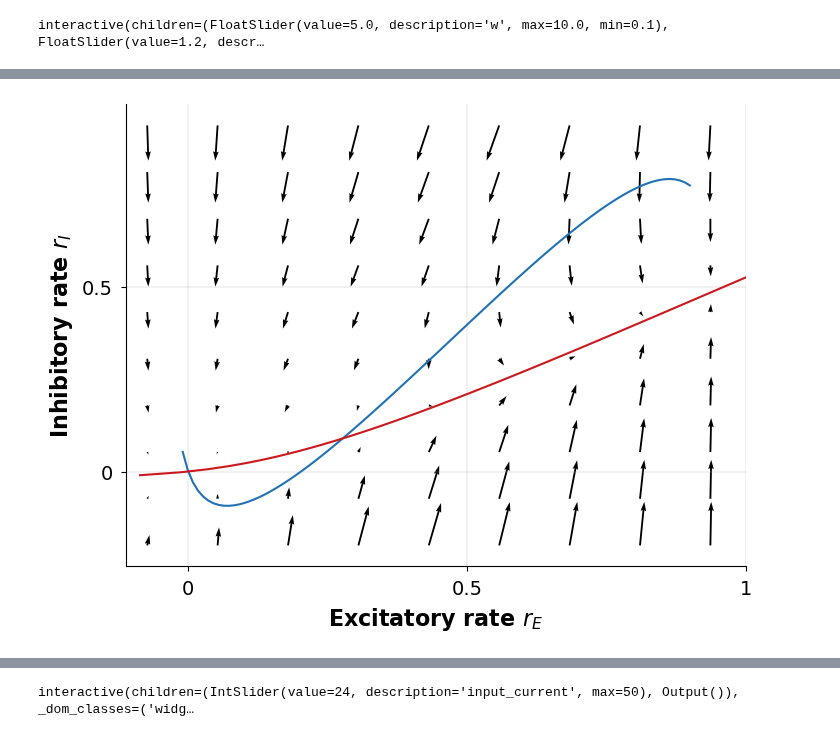
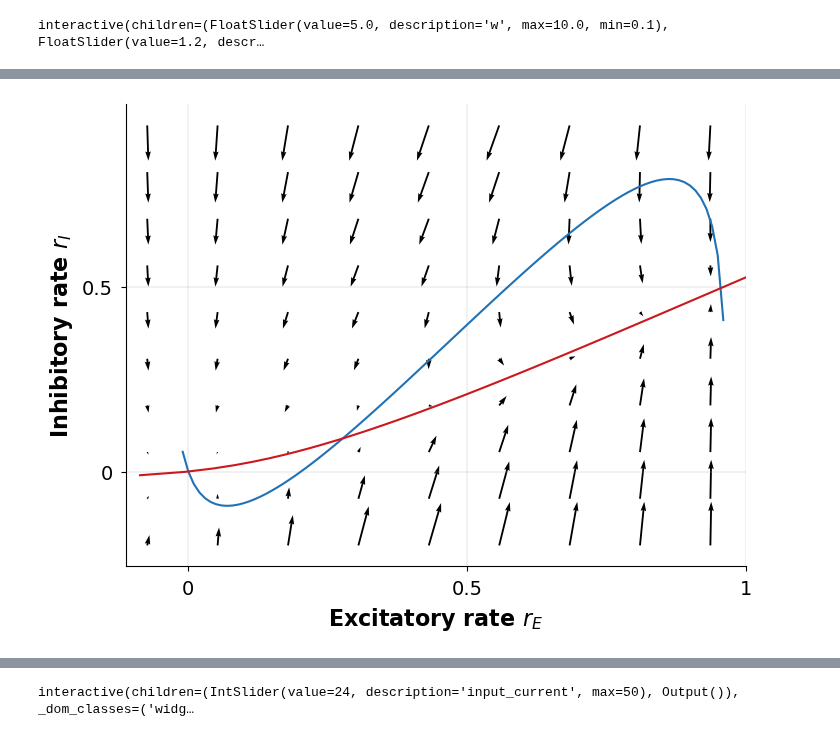
Before and after one commit to comp-neural-circuits/intro-to-comp-neuro, a Jupyter notebook: notebooks/Exc_8/notebook_8.ipynb, the cells around one changed output, grey strips where cells are left out. Saved outputs shown, nothing was run; the diff lists cells and outputs as text; code cells hidden in the pictures.

```diff
--- a/notebooks/Exc_8/notebook_8.ipynb
+++ b/notebooks/Exc_8/notebook_8.ipynb
@@ -447,25 +566,25 @@ def F_inv(x, alpha, theta):
 
     return F_inverse
 
-class EI_network_extended(EI_network):
+class ExtendedNetworkEI(NetworkEI):
     """
     This class can create E-I networks, run simulations and visualize the results
     """
     def __init__(self, **params):
         '''This function is executed when we create an object from that class'''
-        super(EI_network_extended, self).__init__(**params)
+        super(ExtendedNetworkEI, self).__init__(**params)
 
 
     def get_E_nullcline(self, r_E):
         # calculate rI for E nullclines on rI
-        r_I = 1 / self.w_EI * (self.w_EE * r_E - F_inv(r_E/self.max_rate_E, self.alpha_E, self.theta_E) + self.I_E)
+        r_I = (self.I_E + self.w_EE * r_E - F_inv(r_E/self.max_rate_E,alpha=self.alpha_E,theta=self.theta_E))/self.w_EI
 
         return r_I
 
 
     def get_I_nullcline(self, r_I):
         # calculate rE for I nullclines on rI
-        r_E = 1 / self.w_IE * (self.w_II * r_I + F_inv(r_I/self.max_rate_I, self.alpha_I, self.theta_I) + self.I_I)
+        r_E = (-self.I_I + self.w_II * r_I + F_inv(r_I/self.max_rate_I,alpha=self.alpha_I,theta=self.theta_I))/self.w_IE
 
         return r_E
 
@@ -490,8 +609,8 @@ class EI_network_extended(EI_network):
             fig, ax = plt.subplots()
 
         # Set parameters
-        Exc_null_rE = np.linspace(-0.01, 0.9*self.max_rate_I, 100)
-        Inh_null_rI = np.linspace(-.01, 0.8*self.max_rate_E, 100)
+        Exc_null_rE = np.linspace(-0.01, 0.98*self.max_rate_I, 100)
+        Inh_null_rI = np.linspace(-.01, 0.89*self.max_rate_E, 100)
 
         # Compute nullclines
         Exc_null_rI = self.get_E_nullcline(Exc_null_rE)
@@ -522,6 +648,6 @@ class EI_network_extended(EI_network):
 # %%
-example = EI_network_extended()
-ax = example.show_nullclines_lecture_plot()
-example.show_vectors_in_phase_plane(ax=ax)
+network_phase_plane = ExtendedNetworkEI()
+ax = network_phase_plane.show_nullclines_lecture_plot()
+network_phase_plane.show_vectors_in_phase_plane(ax=ax)
 # %% [output]
-[figure, old version]
+[figure, new version]
```
Also changed, not shown: parts of 36 cells of this notebook, 3 other files.
